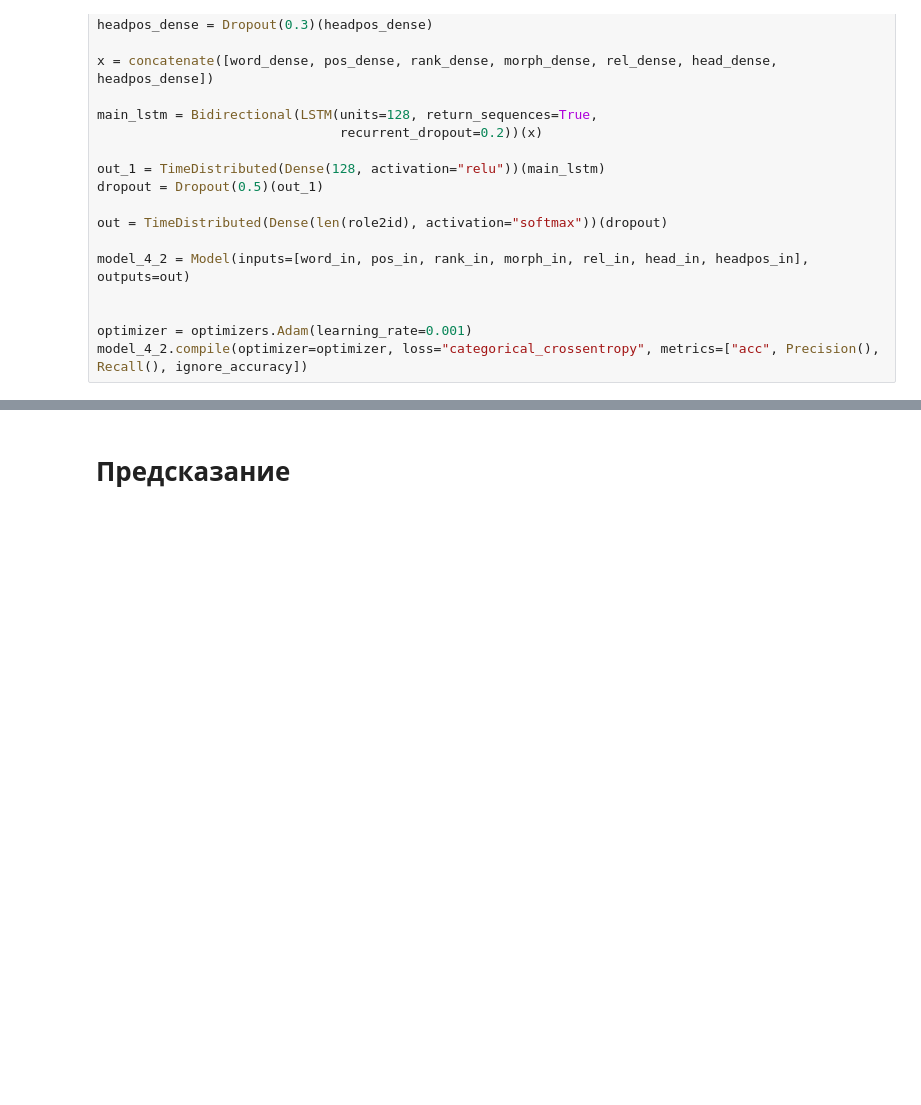
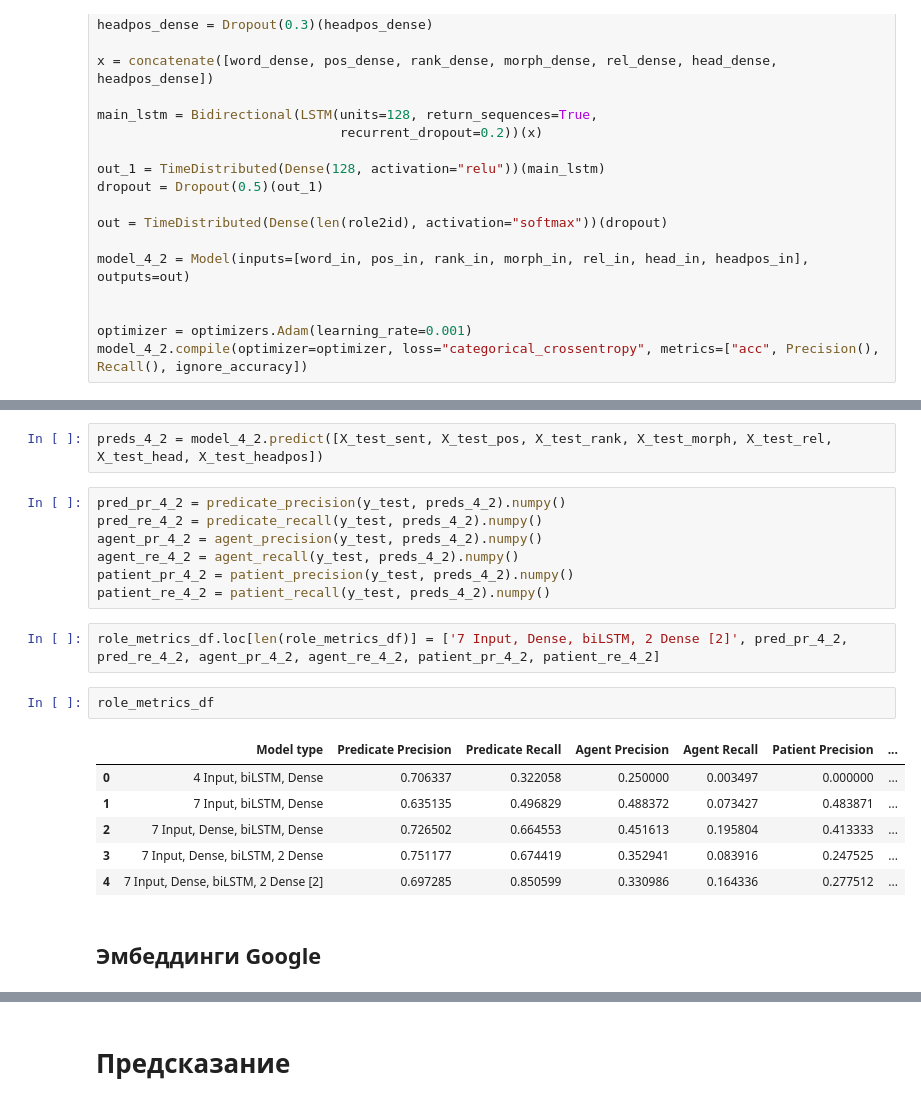
Before and after one commit to kategavrishina/srl-modeling, a Jupyter notebook: SRL_Modeling.ipynb, the cells around one changed output, grey strips where cells are left out. Saved outputs shown, nothing was run; the diff lists cells and outputs as text; blank space fills up the shorter version.

```diff
--- a/SRL_Modeling.ipynb
+++ b/SRL_Modeling.ipynb
@@ -1109,3 +1148,25 @@ model_4_2.fit([X_train_sent, X_train_pos, X_train_rank, X_train_morph, X_train_r
+# %%
+preds_4_2 = model_4_2.predict([X_test_sent, X_test_pos, X_test_rank, X_test_morph, X_test_rel, X_test_head, X_test_headpos])
+# %%
+pred_pr_4_2 = predicate_precision(y_test, preds_4_2).numpy()
+pred_re_4_2 = predicate_recall(y_test, preds_4_2).numpy()
+agent_pr_4_2 = agent_precision(y_test, preds_4_2).numpy()
+agent_re_4_2 = agent_recall(y_test, preds_4_2).numpy()
+patient_pr_4_2 = patient_precision(y_test, preds_4_2).numpy()
+patient_re_4_2 = patient_recall(y_test, preds_4_2).numpy()
+# %%
+role_metrics_df.loc[len(role_metrics_df)] = ['7 Input, Dense, biLSTM, 2 Dense [2]', pred_pr_4_2, pred_re_4_2, agent_pr_4_2, agent_re_4_2, patient_pr_4_2, patient_re_4_2]
+# %%
+role_metrics_df
+# %% [output]
+|  | Model type | Predicate Precision | Predicate Recall | Agent Precision | Agent Recall | Patient Precision | ... |
+| 0 | 4 Input, biLSTM, Dense | 0.706337 | 0.322058 | 0.250000 | 0.003497 | 0.000000 | ... |
+| 1 | 7 Input, biLSTM, Dense | 0.635135 | 0.496829 | 0.488372 | 0.073427 | 0.483871 | ... |
+| 2 | 7 Input, Dense, biLSTM, Dense | 0.726502 | 0.664553 | 0.451613 | 0.195804 | 0.413333 | ... |
+| 3 | 7 Input, Dense, biLSTM, 2 Dense | 0.751177 | 0.674419 | 0.352941 | 0.083916 | 0.247525 | ... |
+| 4 | 7 Input, Dense, biLSTM, 2 Dense [2] | 0.697285 | 0.850599 | 0.330986 | 0.164336 | 0.277512 | ... |
+# %% [markdown]
+## Эмбеддинги Google
 # %%
 # один вход для лексических эмбеддингов
 word_in = Input(shape=(sent_max_len))
```
Also changed, not shown: parts of 12 cells of this notebook.
